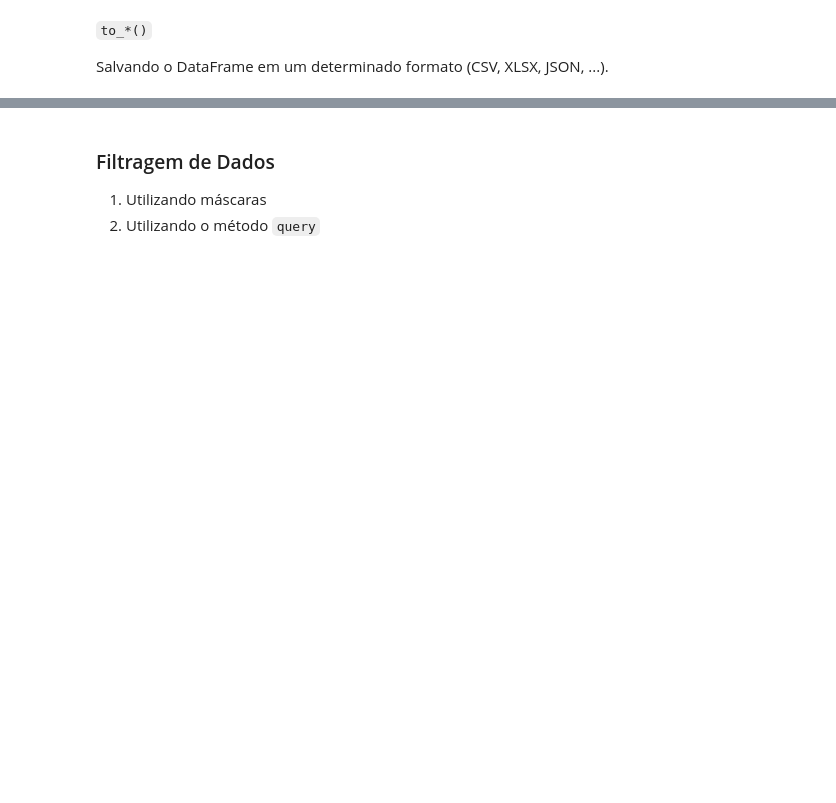
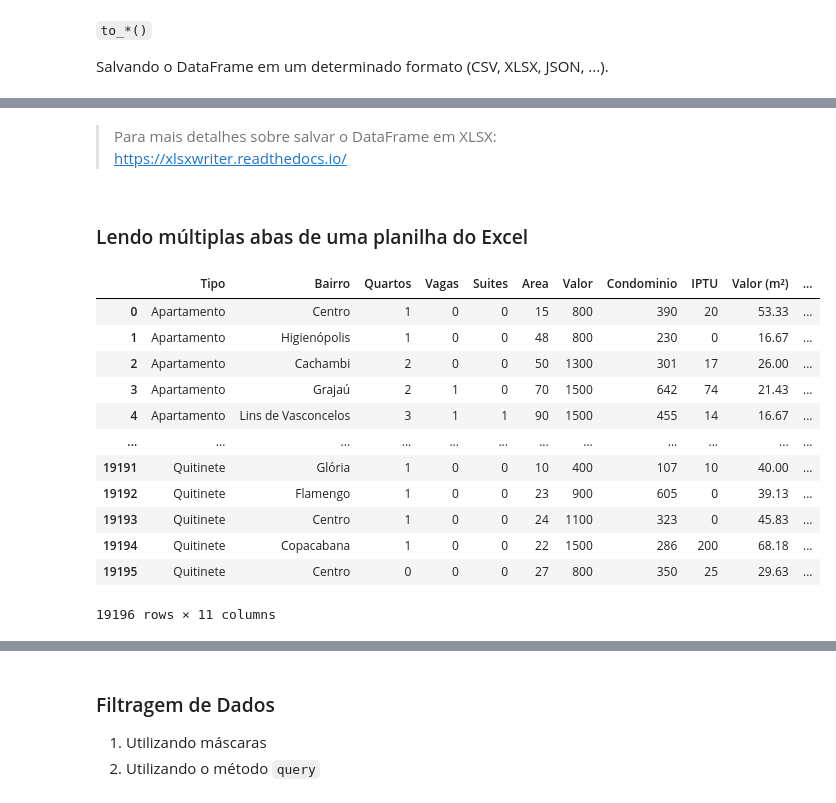
Before and after one commit to walisson-silva-ada/827-data-toolbox, a Jupyter notebook: 02. Pandas/2.2. Pandas - DataFrames I.ipynb, the cells around one changed output, grey strips where cells are left out. Cells and saved outputs as stored; diff of their text form; code cells hidden in the pictures; blank space fills up the shorter version.

Commit message:
[18/01] Pandas: DataFrames I (completo)

```diff
--- a/02. Pandas/2.2. Pandas - DataFrames I.ipynb
+++ b/02. Pandas/2.2. Pandas - DataFrames I.ipynb
@@ -603,0 +968,20 @@ Salvando o DataFrame em um determinado formato (CSV, XLSX, JSON, ...).
+# %% [markdown]
+> Para mais detalhes sobre salvar o DataFrame em XLSX: https://xlsxwriter.readthedocs.io/
+# %% [markdown]
+### Lendo múltiplas abas de uma planilha do Excel
+# %%
+pd.read_excel('../00. Datasets/aluguel_ultimate.xlsx', sheet_name='Outro nome de aba')
+# %% [output]
+|  | Tipo | Bairro | Quartos | Vagas | Suites | Area | Valor | Condominio | IPTU | Valor (m²) | ... |
+| 0 | Apartamento | Centro | 1 | 0 | 0 | 15 | 800 | 390 | 20 | 53.33 | ... |
+| 1 | Apartamento | Higienópolis | 1 | 0 | 0 | 48 | 800 | 230 | 0 | 16.67 | ... |
+| 2 | Apartamento | Cachambi | 2 | 0 | 0 | 50 | 1300 | 301 | 17 | 26.00 | ... |
+| 3 | Apartamento | Grajaú | 2 | 1 | 0 | 70 | 1500 | 642 | 74 | 21.43 | ... |
+| 4 | Apartamento | Lins de Vasconcelos | 3 | 1 | 1 | 90 | 1500 | 455 | 14 | 16.67 | ... |
+| ... | ... | ... | ... | ... | ... | ... | ... | ... | ... | ... | ... |
+| 19191 | Quitinete | Glória | 1 | 0 | 0 | 10 | 400 | 107 | 10 | 40.00 | ... |
+| 19192 | Quitinete | Flamengo | 1 | 0 | 0 | 23 | 900 | 605 | 0 | 39.13 | ... |
+| 19193 | Quitinete | Centro | 1 | 0 | 0 | 24 | 1100 | 323 | 0 | 45.83 | ... |
+| 19194 | Quitinete | Copacabana | 1 | 0 | 0 | 22 | 1500 | 286 | 200 | 68.18 | ... |
+| 19195 | Quitinete | Centro | 0 | 0 | 0 | 27 | 800 | 350 | 25 | 29.63 | ... |
+19196 rows × 11 columns
```
Also changed, not shown: parts of 78 cells of this notebook, 2 other files.
